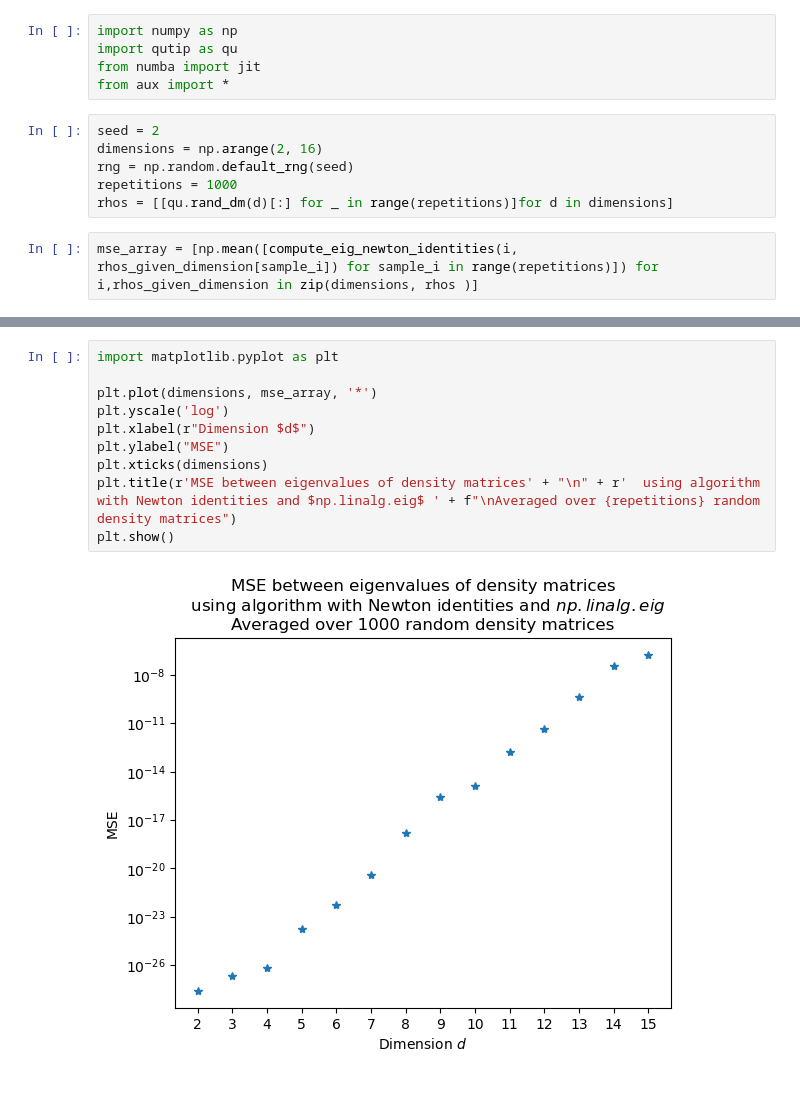
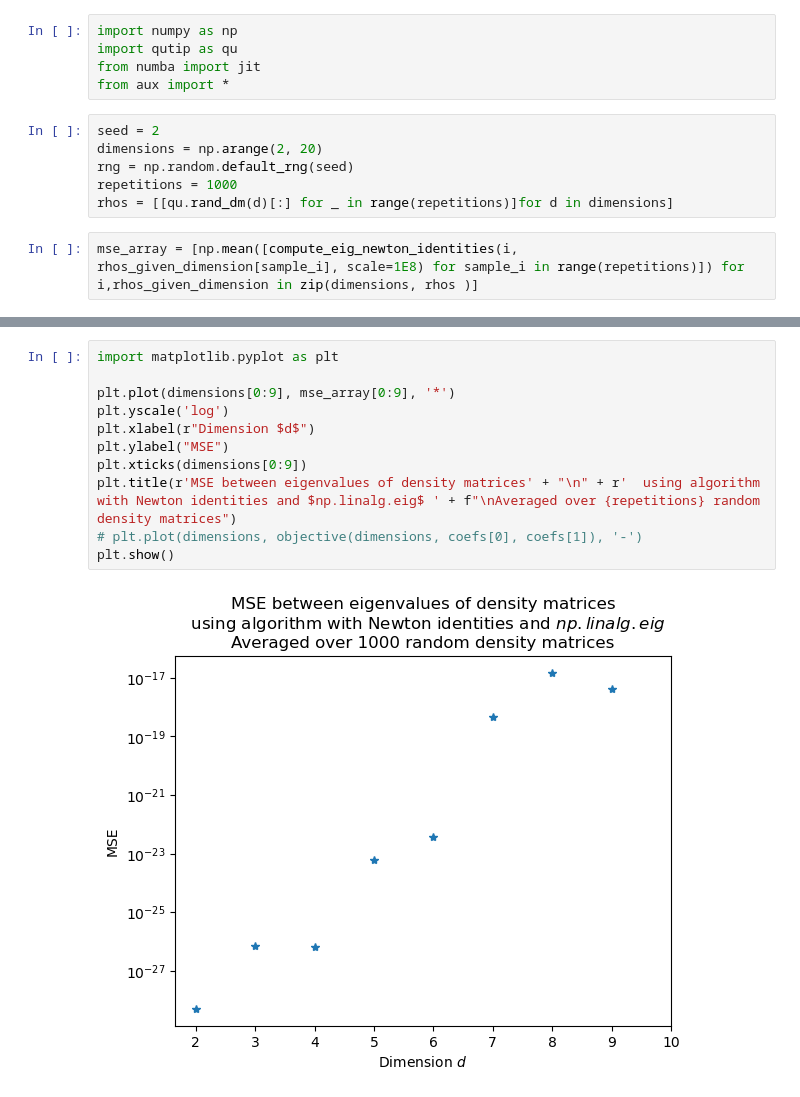
Before and after one commit to Rumoa/example-fl, a Jupyter notebook: plot_mse.ipynb, the cells around one changed output, grey strips where cells are left out. Saved outputs shown, nothing was run; the diff lists cells and outputs as text.

```diff
--- a/plot_mse.ipynb
+++ b/plot_mse.ipynb
@@ -5,9 +5,9 @@ from numba import jit
 from aux import *
 # %%
 seed = 2
-dimensions = np.arange(2, 16)
+dimensions = np.arange(2, 20)
 rng = np.random.default_rng(seed)
 repetitions = 1000
 rhos = [[qu.rand_dm(d)[:] for _ in range(repetitions)]for d in dimensions]
 # %%
-mse_array = [np.mean([compute_eig_newton_identities(i, rhos_given_dimension[sample_i]) for sample_i in range(repetitions)]) for i,rhos_given_dimension in zip(dimensions, rhos )]
+mse_array = [np.mean([compute_eig_newton_identities(i, rhos_given_dimension[sample_i], scale=1E8) for sample_i in range(repetitions)]) for i,rhos_given_dimension in zip(dimensions, rhos )]
@@ -14,12 +32,13 @@ mse_array = [np.mean([compute_eig_newton_identities(i, rhos_given_dimension[samp
 # %%
 import matplotlib.pyplot as plt
 
-plt.plot(dimensions, mse_array, '*')
+plt.plot(dimensions[0:9], mse_array[0:9], '*')
 plt.yscale('log')
 plt.xlabel(r"Dimension $d$")
 plt.ylabel("MSE")
-plt.xticks(dimensions)
+plt.xticks(dimensions[0:9])
 plt.title(r'MSE between eigenvalues of density matrices' + "\n" + r'  using algorithm with Newton identities and $np.linalg.eig$ ' + f"\nAveraged over {repetitions} random density matrices")
+# plt.plot(dimensions, objective(dimensions, coefs[0], coefs[1]), '-')
 plt.show()
 # %% [output]
-[figure, old version]
+[figure, new version]
```
Also changed, not shown: parts of 1 cell of this notebook, 1 other file.
